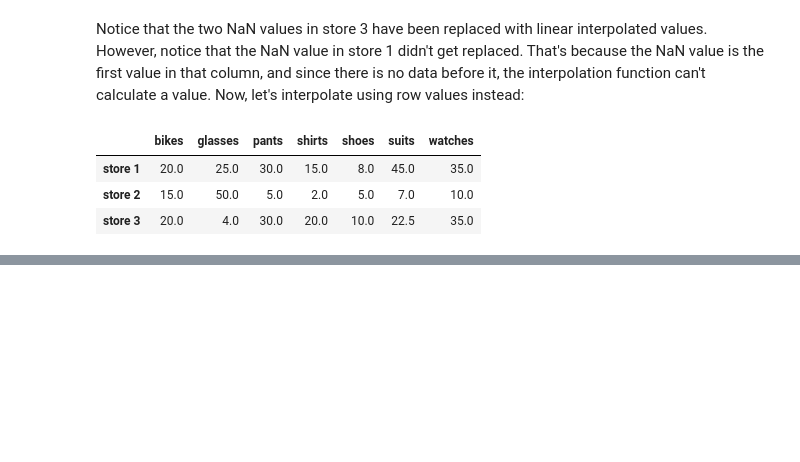
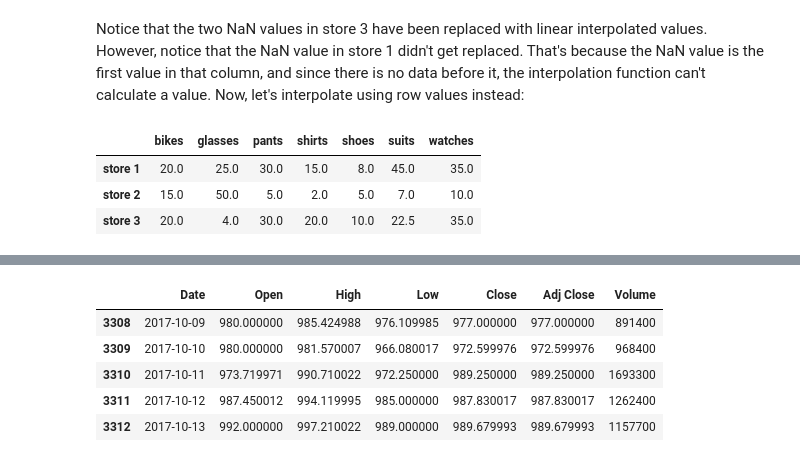
Before and after one commit to deepumons/data-scientist-nd, a Jupyter notebook: lesson-notes/Pandas.ipynb, the cells around one changed output, grey strips where cells are left out. Saved outputs shown, nothing was run; the diff lists cells and outputs as text; code cells hidden in the pictures; blank space fills up the shorter version.

```diff
--- a/lesson-notes/Pandas.ipynb
+++ b/lesson-notes/Pandas.ipynb
@@ -769,0 +797,9 @@ store_items.interpolate(method = 'linear', axis = 1)
+# %%
+Google_stock.tail()
+# %% [output]
+|  | Date | Open | High | Low | Close | Adj Close | Volume |
+| 3308 | 2017-10-09 | 980.000000 | 985.424988 | 976.109985 | 977.000000 | 977.000000 | 891400 |
+| 3309 | 2017-10-10 | 980.000000 | 981.570007 | 966.080017 | 972.599976 | 972.599976 | 968400 |
+| 3310 | 2017-10-11 | 973.719971 | 990.710022 | 972.250000 | 989.250000 | 989.250000 | 1693300 |
+| 3311 | 2017-10-12 | 987.450012 | 994.119995 | 985.000000 | 987.830017 | 987.830017 | 1262400 |
+| 3312 | 2017-10-13 | 992.000000 | 997.210022 | 989.000000 | 989.679993 | 989.679993 | 1157700 |
```
Also changed, not shown: parts of 16 cells of this notebook.
